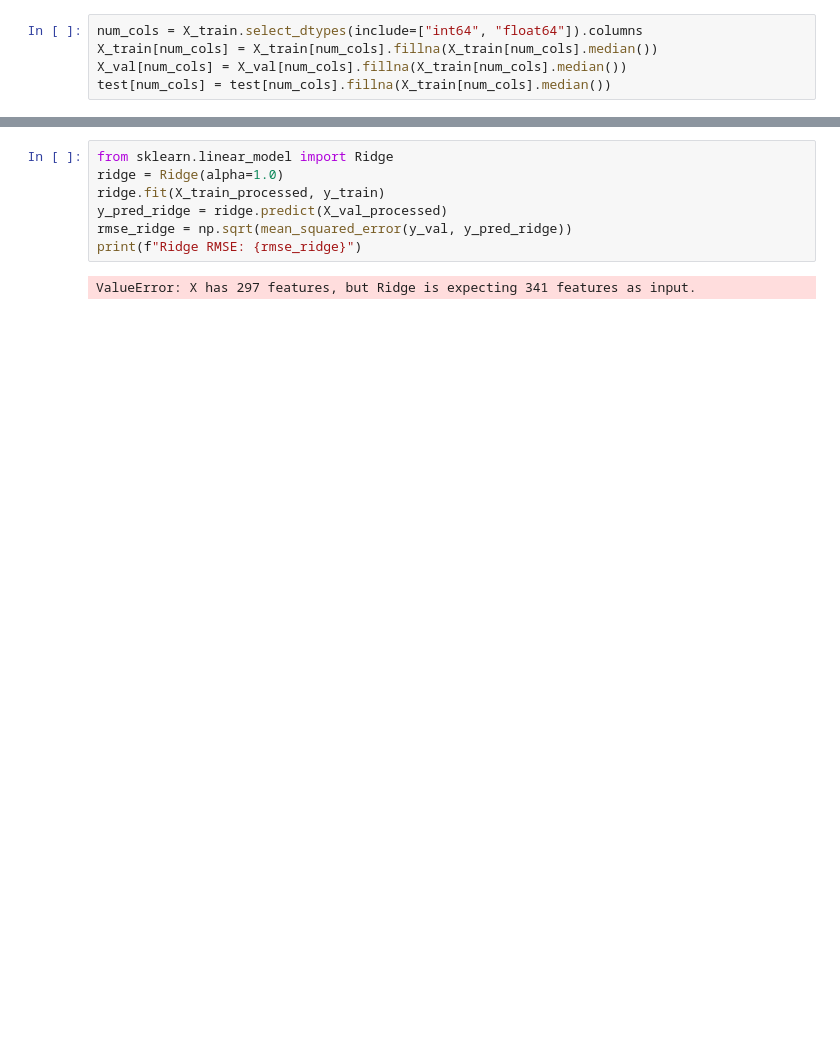
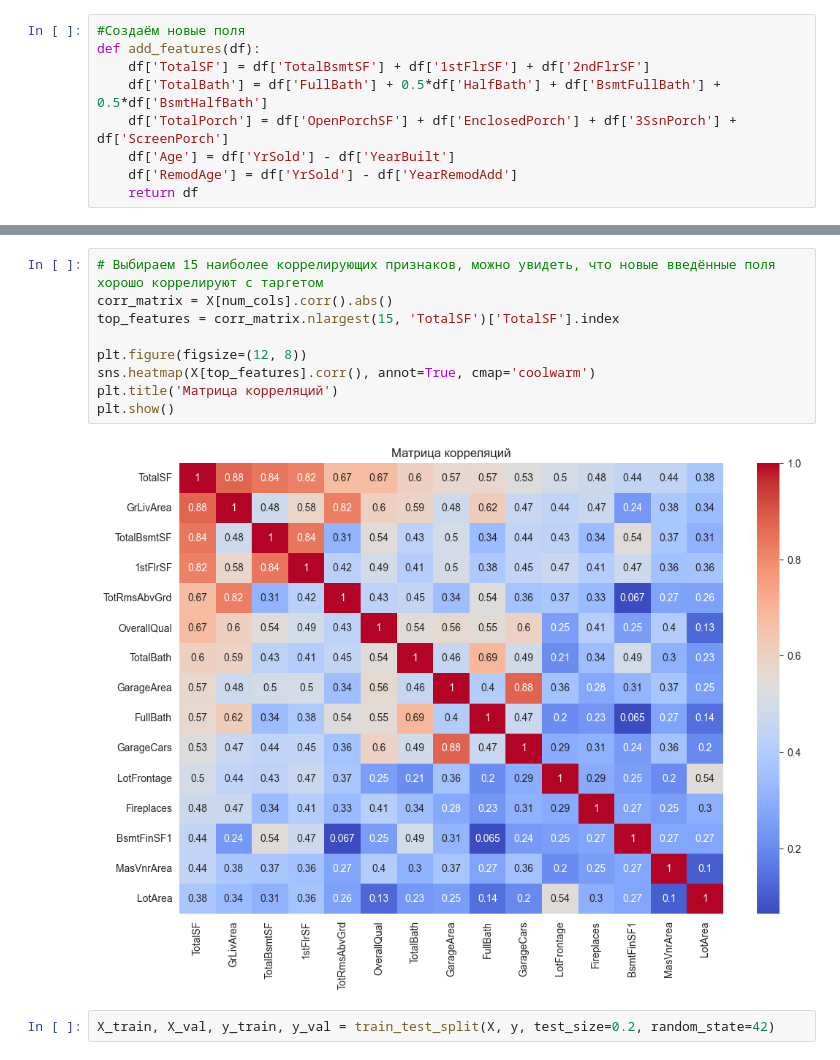
Before and after one commit to hysterria/spbu-ai-fundamentals, a Jupyter notebook: homeworks/Linreg.ipynb, the cells around one changed output, grey strips where cells are left out. Drawn from its saved outputs; the diff is of its cells as text; blank space fills up the shorter version.

```diff
--- a/homeworks/Linreg.ipynb
+++ b/homeworks/Linreg.ipynb
@@ -58,6 +22,10 @@ X_train, X_val, y_train, y_val = train_test_split(X, y, test_size=0.2, random_st
 # %%
-num_cols = X_train.select_dtypes(include=["int64", "float64"]).columns
-X_train[num_cols] = X_train[num_cols].fillna(X_train[num_cols].median())
-X_val[num_cols] = X_val[num_cols].fillna(X_train[num_cols].median())
-test[num_cols] = test[num_cols].fillna(X_train[num_cols].median())
+#Создаём новые поля
+def add_features(df):
+    df['TotalSF'] = df['TotalBsmtSF'] + df['1stFlrSF'] + df['2ndFlrSF']
+    df['TotalBath'] = df['FullBath'] + 0.5*df['HalfBath'] + df['BsmtFullBath'] + 0.5*df['BsmtHalfBath']
+    df['TotalPorch'] = df['OpenPorchSF'] + df['EnclosedPorch'] + df['3SsnPorch'] + df['ScreenPorch']
+    df['Age'] = df['YrSold'] - df['YearBuilt']
+    df['RemodAge'] = df['YrSold'] - df['YearRemodAdd']
+    return df
 # %%
@@ -88,9 +67,13 @@ test_processed = np.hstack([test_num_scaled, test_encoded])
+# %%
+# Выбираем 15 наиболее коррелирующих признаков, можно увидеть, что новые введённые поля хорошо коррелируют с таргетом
+corr_matrix = X[num_cols].corr().abs()
+top_features = corr_matrix.nlargest(15, 'TotalSF')['TotalSF'].index
+
+plt.figure(figsize=(12, 8))
+sns.heatmap(X[top_features].corr(), annot=True, cmap='coolwarm')
+plt.title('Матрица корреляций')
+plt.show()
+# %% [output]
+[figure, added]
 # %%
-from sklearn.linear_model import Ridge
-ridge = Ridge(alpha=1.0)
-ridge.fit(X_train_processed, y_train)
-y_pred_ridge = ridge.predict(X_val_processed)
-rmse_ridge = np.sqrt(mean_squared_error(y_val, y_pred_ridge))
-print(f"Ridge RMSE: {rmse_ridge}")
+X_train, X_val, y_train, y_val = train_test_split(X, y, test_size=0.2, random_state=42)
-# %% [output]
-ValueError: X has 297 features, but Ridge is expecting 341 features as input.
```
Also changed, not shown: parts of 13 cells of this notebook, 2 other files.
